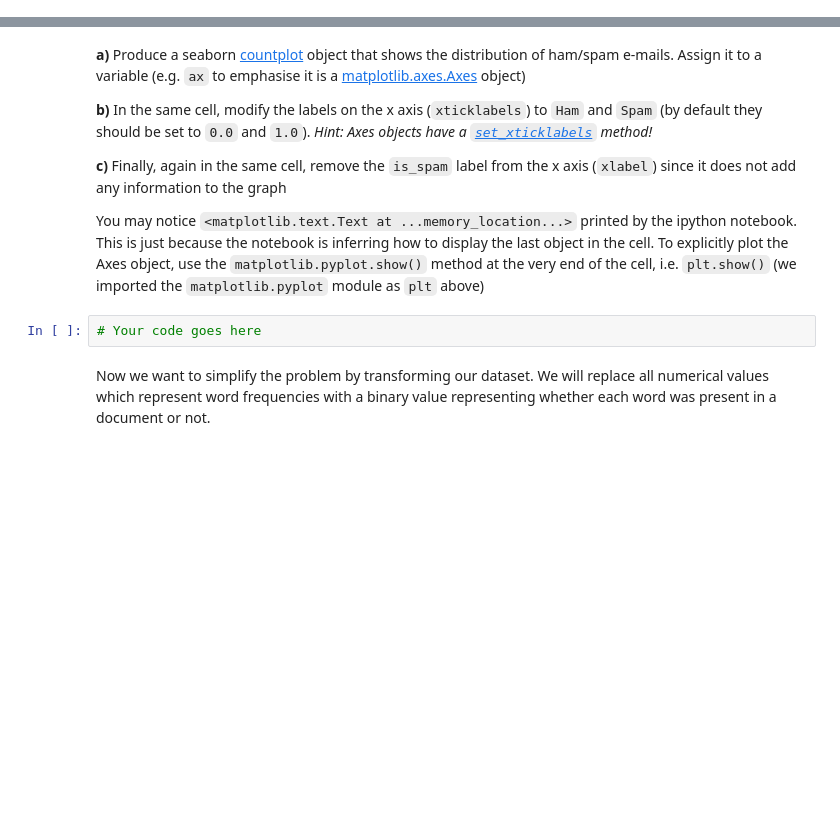
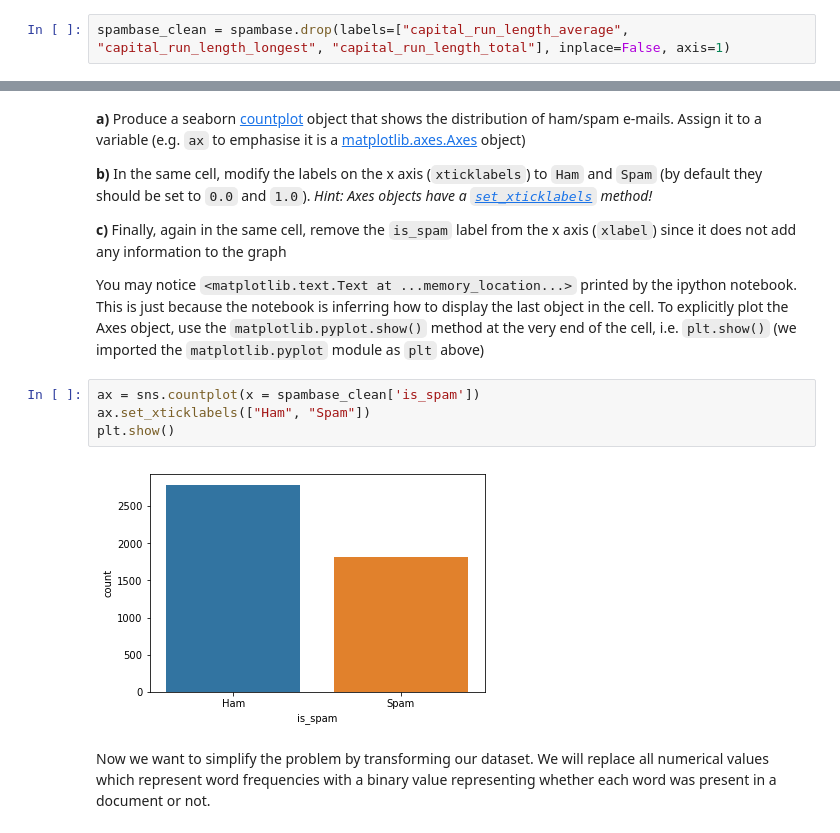
Before and after one commit to hirshagarwal/iaml2017, a Jupyter notebook: 02_Lab_1_Data_analysis_visualisation.ipynb, the cells around one changed output, grey strips where cells are left out. Saved outputs shown, nothing was run; the diff lists cells and outputs as text; blank space fills up the shorter version.

```diff
--- a/02_Lab_1_Data_analysis_visualisation.ipynb
+++ b/02_Lab_1_Data_analysis_visualisation.ipynb
@@ -82,2 +103,4 @@ We now want to *remove* some of the attributes from our data. There are various
+# %%
+spambase_clean = spambase.drop(labels=["capital_run_length_average", "capital_run_length_longest", "capital_run_length_total"], inplace=False, axis=1)
 # %% [markdown]
 **b)** Display the new number of attributes. Does it look like what you expected?
@@ -97,8 +122,12 @@ Now let's get a feeling of the distribution of ham (i.e. valid) vs. spam emails.
 **c)** Finally, again in the same cell, remove the `is_spam` label from the x axis (`xlabel`) since it does not add any information to the graph
 
 You may notice `<matplotlib.text.Text at ...memory_location...>` printed by the ipython notebook. This is just because the notebook is inferring how to display the last object in the cell. To explicitly plot the Axes object, use the `matplotlib.pyplot.show()` method at the very end of the cell, i.e. `plt.show()` (we imported the `matplotlib.pyplot` module as `plt` above)
-# %%
-# Your code goes here
+# %%
+ax = sns.countplot(x = spambase_clean['is_spam'])
+ax.set_xticklabels(["Ham", "Spam"])
+plt.show()
+# %% [output]
+[figure, added]
 # %% [markdown]
 Now we want to simplify the problem by transforming our dataset. We will replace all numerical values which represent word frequencies with a binary value representing whether each word was present in a document or not.
 # %% [markdown]
```
Also changed, not shown: parts of 18 cells of this notebook.
